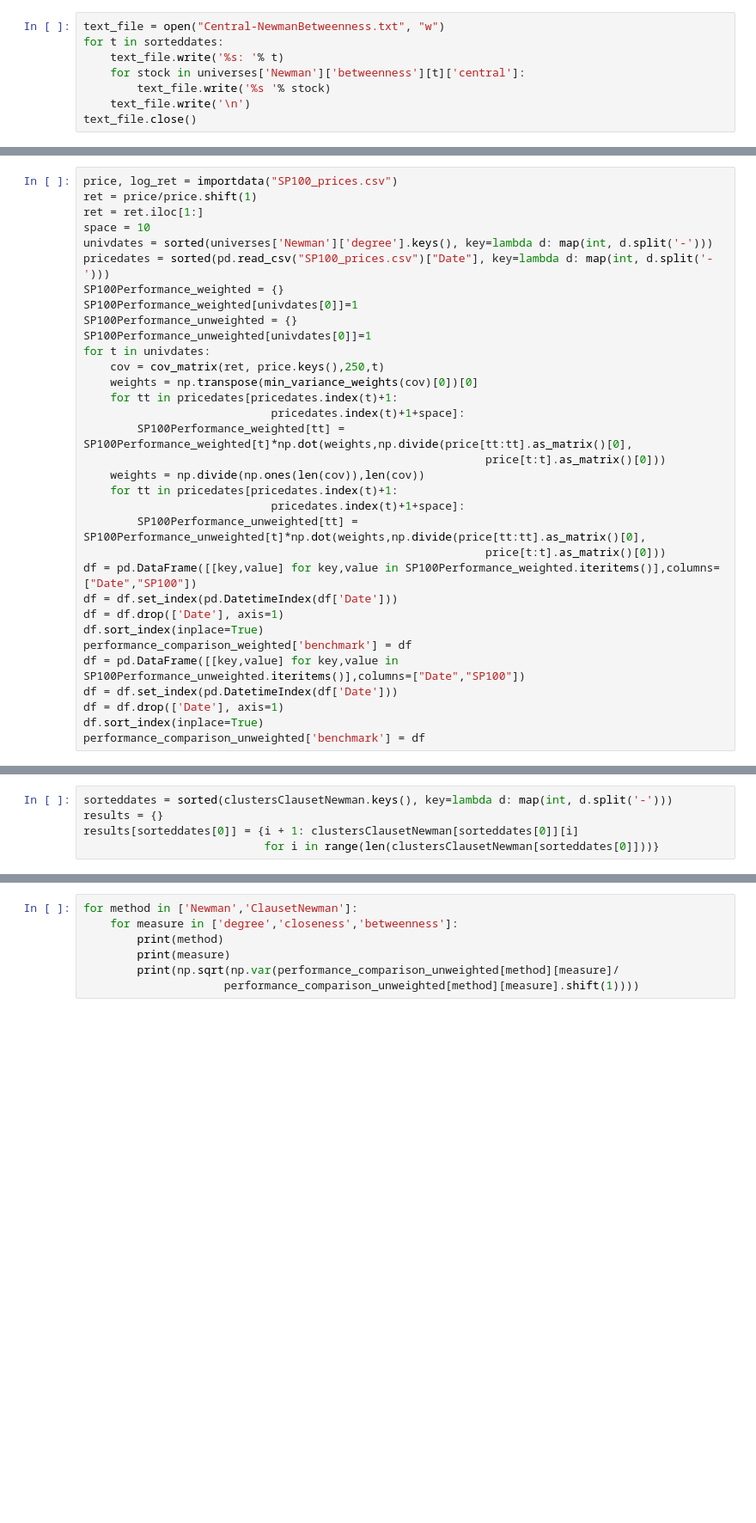
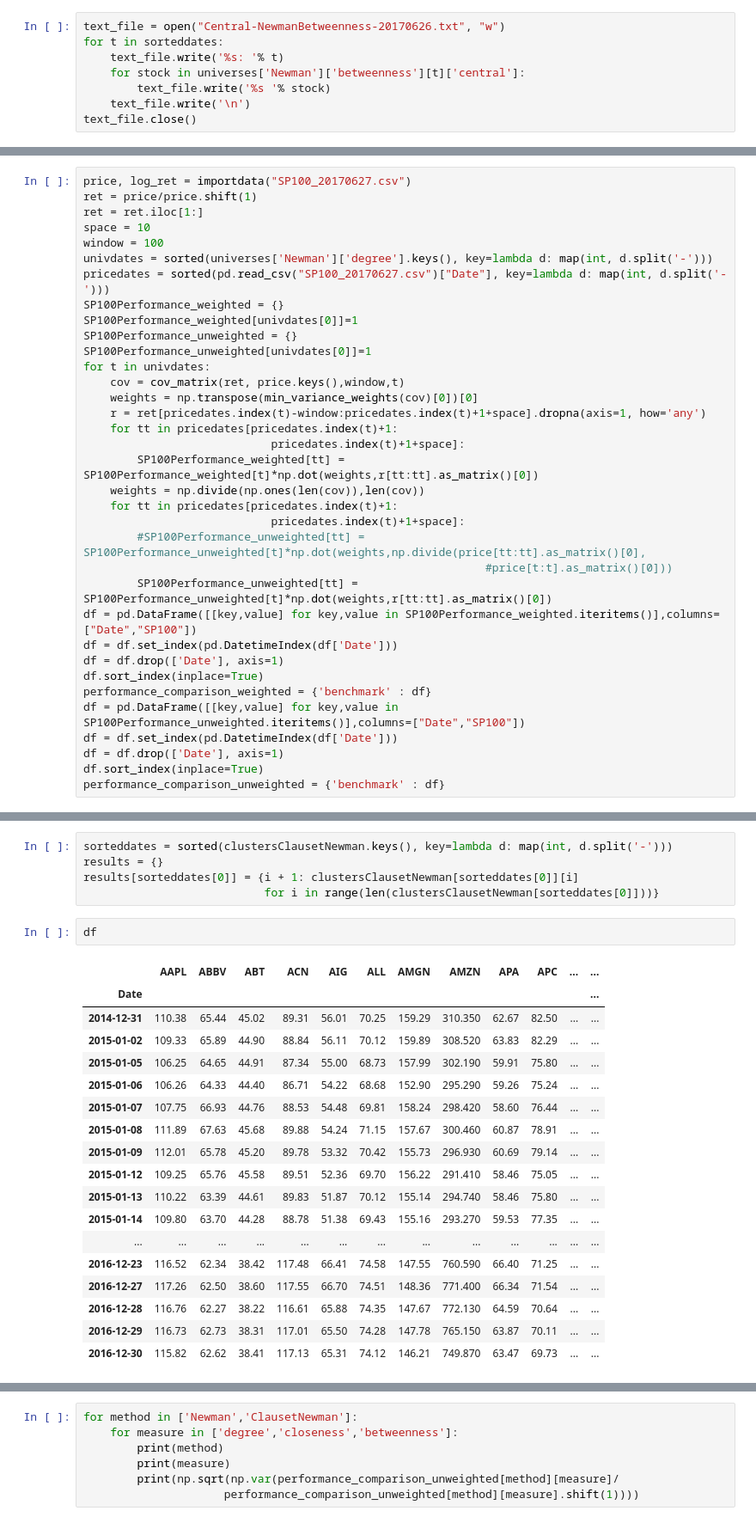
Before and after one commit to jasonhere/clustering-network, a Jupyter notebook: Clustering.ipynb, the cells around one changed output, grey strips where cells are left out. Shown at 86% size. Cells and saved outputs as stored; diff of their text form; blank space fills up the shorter version.

```diff
--- a/Clustering.ipynb
+++ b/Clustering.ipynb
@@ -134,7 +142,7 @@ universes = {}
 universes['Newman'] = NewmanUniverse
 universes['ClausetNewman'] = ClausetNewmanUniverse
 # %%
-text_file = open("Central-NewmanBetweenness.txt", "w")
+text_file = open("Central-NewmanBetweenness-20170626.txt", "w")
 for t in sorteddates:
     text_file.write('%s: '% t)
     for stock in universes['Newman']['betweenness'][t]['central']:
@@ -157,33 +173,35 @@ df.sort_index(ascending = False).to_csv('SP100_20170612.csv')
 # %%
-price, log_ret = importdata("SP100_prices.csv")
+price, log_ret = importdata("SP100_20170627.csv")
 ret = price/price.shift(1)
 ret = ret.iloc[1:]
 space = 10
+window = 100
 univdates = sorted(universes['Newman']['degree'].keys(), key=lambda d: map(int, d.split('-')))
-pricedates = sorted(pd.read_csv("SP100_prices.csv")["Date"], key=lambda d: map(int, d.split('-')))
+pricedates = sorted(pd.read_csv("SP100_20170627.csv")["Date"], key=lambda d: map(int, d.split('-')))
 SP100Performance_weighted = {}
 SP100Performance_weighted[univdates[0]]=1
 SP100Performance_unweighted = {}
 SP100Performance_unweighted[univdates[0]]=1
 for t in univdates:
-    cov = cov_matrix(ret, price.keys(),250,t)
+    cov = cov_matrix(ret, price.keys(),window,t)
     weights = np.transpose(min_variance_weights(cov)[0])[0]
+    r = ret[pricedates.index(t)-window:pricedates.index(t)+1+space].dropna(axis=1, how='any')
     for tt in pricedates[pricedates.index(t)+1:
                             pricedates.index(t)+1+space]:
-        SP100Performance_weighted[tt] = SP100Performance_weighted[t]*np.dot(weights,np.divide(price[tt:tt].as_matrix()[0],
-                                                            price[t:t].as_matrix()[0]))
+        SP100Performance_weighted[tt] = SP100Performance_weighted[t]*np.dot(weights,r[tt:tt].as_matrix()[0])
     weights = np.divide(np.ones(len(cov)),len(cov))
     for tt in pricedates[pricedates.index(t)+1:
                             pricedates.index(t)+1+space]:
-        SP100Performance_unweighted[tt] = SP100Performance_unweighted[t]*np.dot(weights,np.divide(price[tt:tt].as_matrix()[0],
-                                                            price[t:t].as_matrix()[0]))
+        #SP100Performance_unweighted[tt] = SP100Performance_unweighted[t]*np.dot(weights,np.divide(price[tt:tt].as_matrix()[0],
+                                                            #price[t:t].as_matrix()[0]))
+        SP100Performance_unweighted[tt] = SP100Performance_unweighted[t]*np.dot(weights,r[tt:tt].as_matrix()[0])
 df = pd.DataFrame([[key,value] for key,value in SP100Performance_weighted.iteritems()],columns=["Date","SP100"])
 df = df.set_index(pd.DatetimeIndex(df['Date']))
 df = df.drop(['Date'], axis=1)
 df.sort_index(inplace=True)
-performance_comparison_weighted['benchmark'] = df
+performance_comparison_weighted = {'benchmark' : df}
 df = pd.DataFrame([[key,value] for key,value in SP100Performance_unweighted.iteritems()],columns=["Date","SP100"])
 df = df.set_index(pd.DatetimeIndex(df['Date']))
 df = df.drop(['Date'], axis=1)
 df.sort_index(inplace=True)
-performance_comparison_unweighted['benchmark'] = df
+performance_comparison_unweighted = {'benchmark' : df}
@@ -298,3 +354,24 @@ sorteddates = sorted(clustersClausetNewman.keys(), key=lambda d: map(int, d.spli
 results = {}
 results[sorteddates[0]] = {i + 1: clustersClausetNewman[sorteddates[0]][i]
                            for i in range(len(clustersClausetNewman[sorteddates[0]]))}
+# %%
+df
+# %% [output]
+|  | AAPL | ABBV | ABT | ACN | AIG | ALL | AMGN | AMZN | APA | APC | ... | ... |
+| Date |  |  |  |  |  |  |  |  |  |  |  | ... |
+| 2014-12-31 | 110.38 | 65.44 | 45.02 | 89.31 | 56.01 | 70.25 | 159.29 | 310.350 | 62.67 | 82.50 | ... | ... |
+| 2015-01-02 | 109.33 | 65.89 | 44.90 | 88.84 | 56.11 | 70.12 | 159.89 | 308.520 | 63.83 | 82.29 | ... | ... |
+| 2015-01-05 | 106.25 | 64.65 | 44.91 | 87.34 | 55.00 | 68.73 | 157.99 | 302.190 | 59.91 | 75.80 | ... | ... |
+| 2015-01-06 | 106.26 | 64.33 | 44.40 | 86.71 | 54.22 | 68.68 | 152.90 | 295.290 | 59.26 | 75.24 | ... | ... |
+| 2015-01-07 | 107.75 | 66.93 | 44.76 | 88.53 | 54.48 | 69.81 | 158.24 | 298.420 | 58.60 | 76.44 | ... | ... |
+| 2015-01-08 | 111.89 | 67.63 | 45.68 | 89.88 | 54.24 | 71.15 | 157.67 | 300.460 | 60.87 | 78.91 | ... | ... |
+| 2015-01-09 | 112.01 | 65.78 | 45.20 | 89.78 | 53.32 | 70.42 | 155.73 | 296.930 | 60.69 | 79.14 | ... | ... |
+| 2015-01-12 | 109.25 | 65.76 | 45.58 | 89.51 | 52.36 | 69.70 | 156.22 | 291.410 | 58.46 | 75.05 | ... | ... |
+| 2015-01-13 | 110.22 | 63.39 | 44.61 | 89.83 | 51.87 | 70.12 | 155.14 | 294.740 | 58.46 | 75.80 | ... | ... |
+| 2015-01-14 | 109.80 | 63.70 | 44.28 | 88.78 | 51.38 | 69.43 | 155.16 | 293.270 | 59.53 | 77.35 | ... | ... |
+| ... | ... | ... | ... | ... | ... | ... | ... | ... | ... | ... | ... | ... |
+| 2016-12-23 | 116.52 | 62.34 | 38.42 | 117.48 | 66.41 | 74.58 | 147.55 | 760.590 | 66.40 | 71.25 | ... | ... |
+| 2016-12-27 | 117.26 | 62.50 | 38.60 | 117.55 | 66.70 | 74.51 | 148.36 | 771.400 | 66.34 | 71.54 | ... | ... |
+| 2016-12-28 | 116.76 | 62.27 | 38.22 | 116.61 | 65.88 | 74.35 | 147.67 | 772.130 | 64.59 | 70.64 | ... | ... |
+| 2016-12-29 | 116.73 | 62.73 | 38.31 | 117.01 | 65.50 | 74.28 | 147.78 | 765.150 | 63.87 | 70.11 | ... | ... |
+| 2016-12-30 | 115.82 | 62.62 | 38.41 | 117.13 | 65.31 | 74.12 | 146.21 | 749.870 | 63.47 | 69.73 | ... | ... |
```
Also changed, not shown: parts of 15 cells of this notebook, 4 other files.
